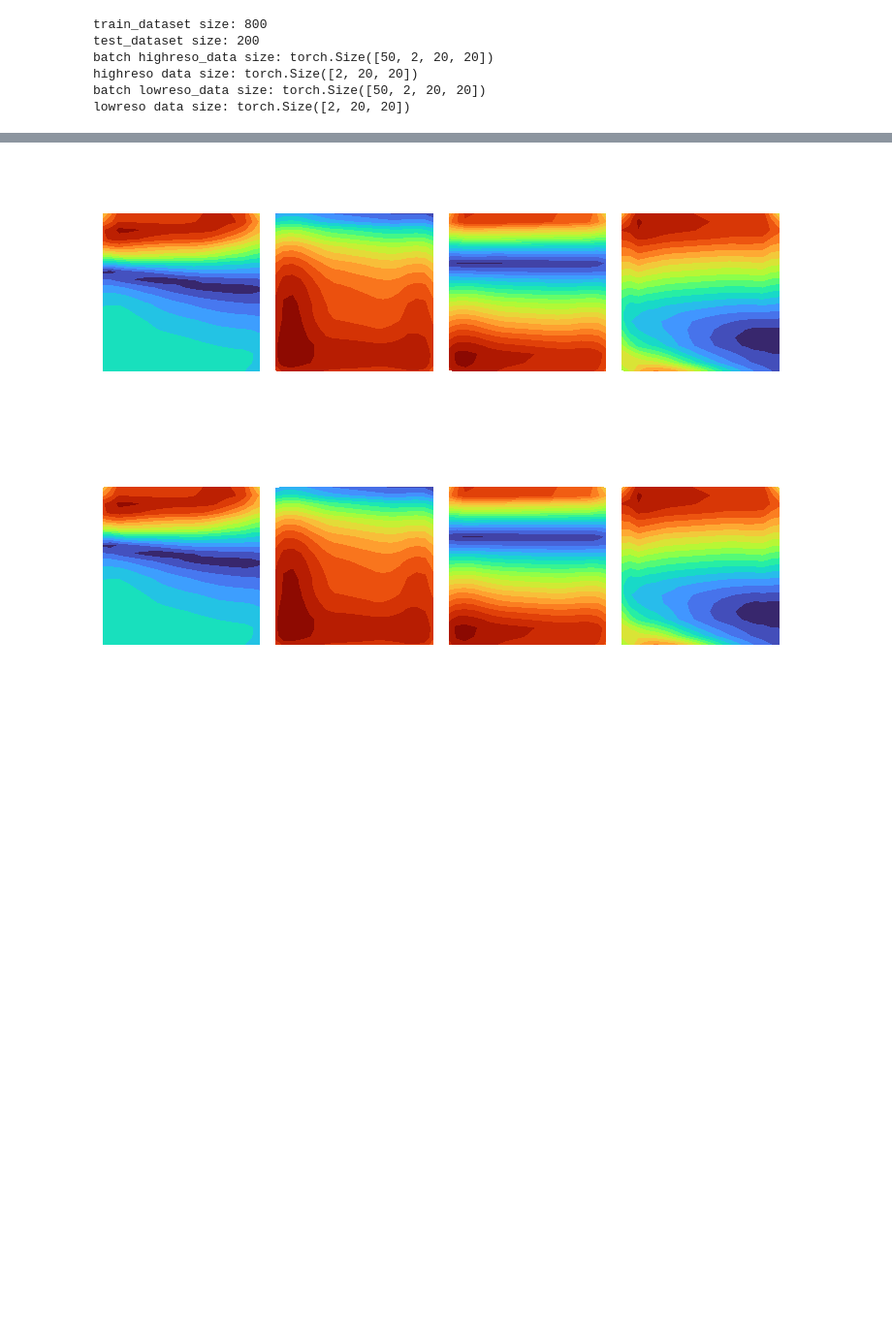
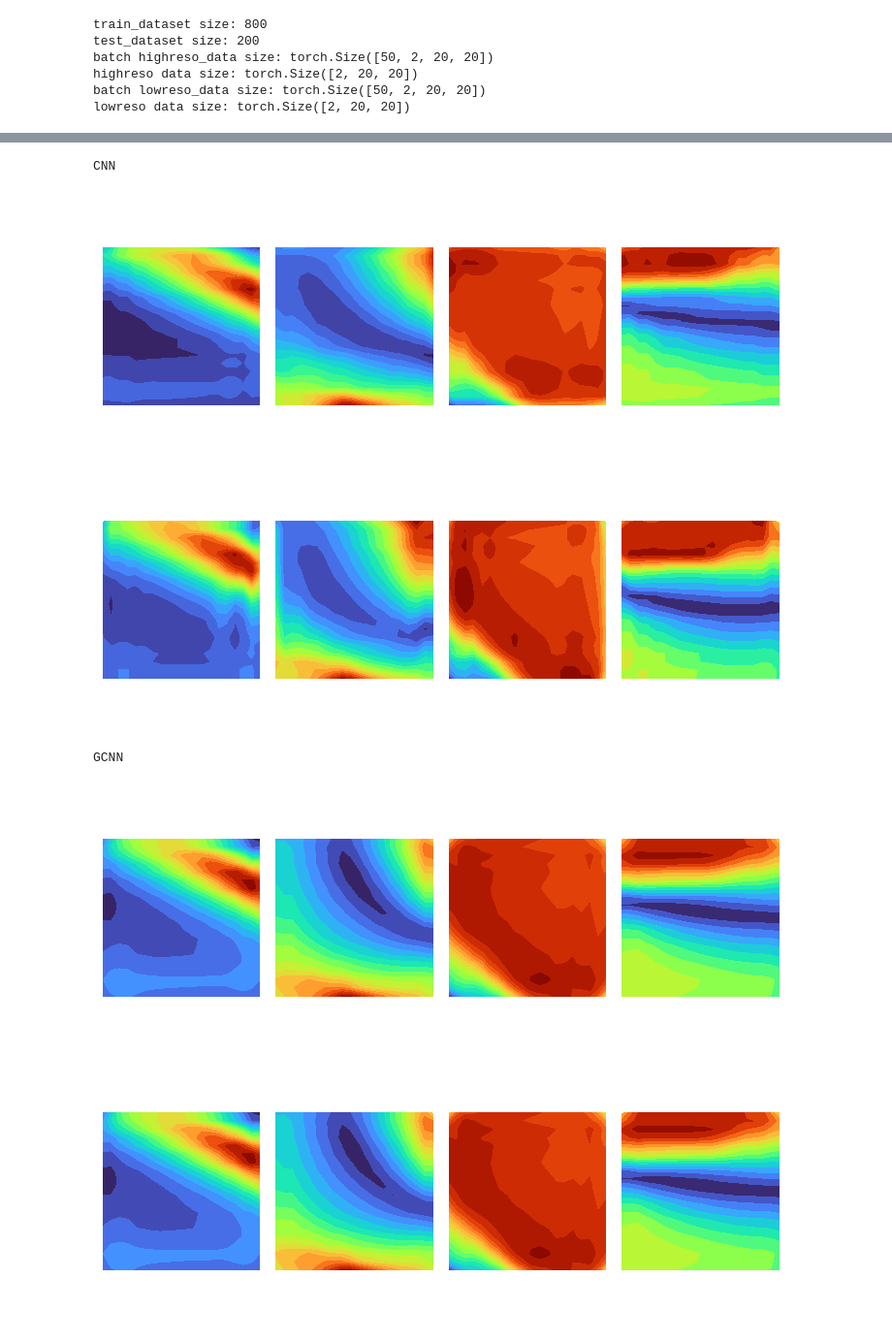
Before and after one commit to htymjun/da-sr, a Jupyter notebook: srgcnn.ipynb, the cells around one changed output, grey strips where cells are left out. Shown: that part at 97% size. Drawn from its saved outputs; the diff is of its cells as text; code cells hidden in the pictures; blank space fills up the shorter version.

```diff
--- a/srgcnn.ipynb
+++ b/srgcnn.ipynb
@@ -310,15 +370,32 @@ plt.show()
 # %%
 # check super-resolution data
-net.eval()
+# CNN
+print("CNN")
+net_CNN.eval()
 with torch.no_grad():
   for highreso_data, lowreso_data in test_batch:
     # transfer Tensor to GPU
     highreso_data = highreso_data.to(device)
     lowreso_data = lowreso_data.to(device)
     # calc pred
-    y_pred = net(lowreso_data)
+    y_pred = net_CNN(lowreso_data)
     # show result
     cat_imshow(3, 4, highreso_data.to('cpu'), lowreso_data.to('cpu'), y_pred.to('cpu'))
     plt.show()
     break
+
+# GCNN
+print("GCNN")
+net_GCNN.eval()
+with torch.no_grad():
+  for highreso_data, lowreso_data in test_batch:
+    # transfer Tensor to GPU
+    highreso_data = highreso_data.to(device)
+    lowreso_data = lowreso_data.to(device)
+    # calc pred
+    y_pred = net_GCNN(lowreso_data)
+    # show result
+    cat_imshow(3, 4, highreso_data.to('cpu'), lowreso_data.to('cpu'), y_pred.to('cpu'))
+    plt.show()
+    break
 # %% [output]
@@ -326,17 +406,36 @@ with torch.no_grad():
 # %%
 # check equivariance
-net.eval()
+print("CNN")
+net_CNN.eval()
 with torch.no_grad():
   for highreso_data, lowreso_data in test_batch:
     # transfer Tensor to GPU
     highreso_data = highreso_data.to(device)
     lowreso_data = lowreso_data.to(device)
     # calc pred
-    y_pred1 = net(lowreso_data)
-    y_pred2 = net(torch.rot90(lowreso_data, k=1, dims=(2,3)))
+    y_pred1 = net_CNN(lowreso_data)
+    y_pred2 = net_CNN(torch.rot90(lowreso_data, k=1, dims=(2,3)))
     # show result
     cat_imshow(2, 4, torch.rot90(y_pred1, k=1, dims=(2,3)).to('cpu'), y_pred2.to('cpu'))
     plt.show()
     break
+
+print("GCNN")
+net_GCNN.eval()
+with torch.no_grad():
+  for highreso_data, lowreso_data in test_batch:
+    # transfer Tensor to GPU
+    highreso_data = highreso_data.to(device)
+    lowreso_data = lowreso_data.to(device)
+    # calc pred
+    y_pred1 = net_GCNN(lowreso_data)
+    y_pred2 = net_GCNN(torch.rot90(lowreso_data, k=1, dims=(2,3)))
+    # show result
+    cat_imshow(2, 4, torch.rot90(y_pred1, k=1, dims=(2,3)).to('cpu'), y_pred2.to('cpu'))
+    plt.show()
+    break
 # %% [output]
+CNN
-[figure, old version]
+[figure, new version]
+GCNN
+[figure, added]
```
Also changed, not shown: parts of 9 cells of this notebook.
